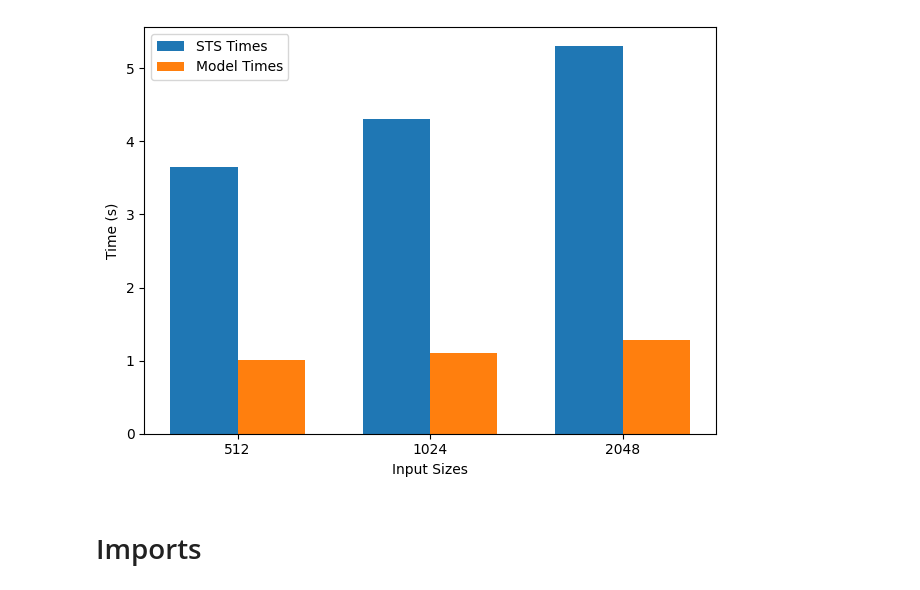
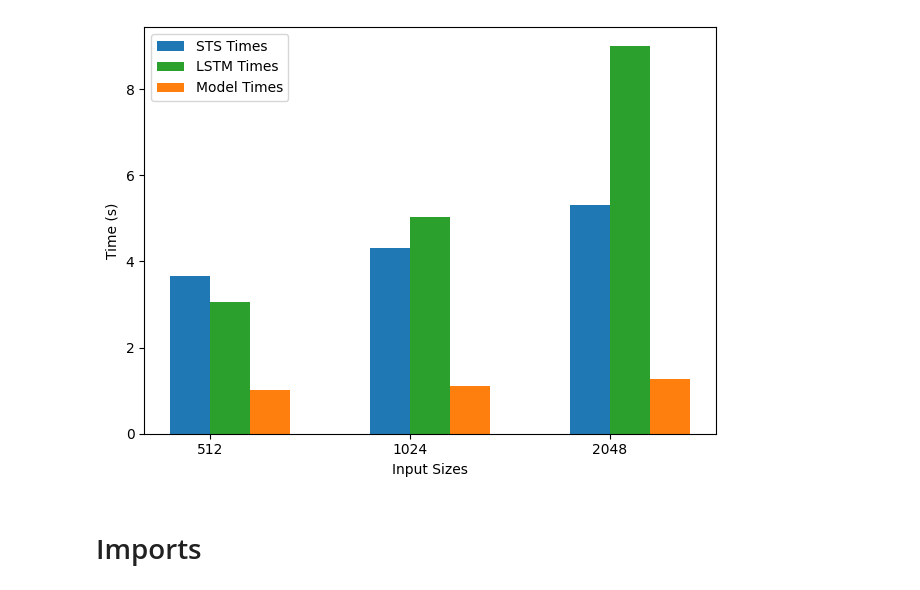
Before and after one commit to bloodpool7/RandomTransformer, a Jupyter notebook: Transformer/model_testing.ipynb, the cells around one changed output. Drawn from its saved outputs; the diff is of its cells as text; code cells hidden in the pictures.

Commit message:
Tried LSTM

```diff
--- a/Transformer/model_testing.ipynb
+++ b/Transformer/model_testing.ipynb
@@ -1,32 +29,34 @@
 # %%
 import matplotlib.pyplot as plt
 
 # Input data
 input_sizes = [512, 1024, 2048]
 sts_times = [3.65, 4.31, 5.30]  # STS times
 model_times = [1.01, 1.11, 1.28]  # Model times
+rnn_times = [3.046, 5.027, 8.99]  # RNN times
 
 # Width of each bar
-bar_width = 0.35
+bar_width = 0.2
 
 # Positions of bars on x-axis
 index = range(len(input_sizes))
 
 # Plotting the bars
 plt.bar(index, sts_times, bar_width, label='STS Times', color='tab:blue')
-plt.bar([i + bar_width for i in index], model_times, bar_width, label='Model Times', color='tab:orange')
+plt.bar([i + bar_width for i in index], rnn_times, bar_width, label='LSTM Times', color='tab:green')
+plt.bar([i + 2*bar_width for i in index], model_times, bar_width, label='Model Times', color='tab:orange')
 
 # Adding labels
 plt.xlabel('Input Sizes')
 plt.ylabel('Time (s)')
 plt.xticks([i + bar_width/2 for i in index], input_sizes)
 plt.legend()
 
 # Display the plot
 plt.tight_layout()
 plt.show()
 # %% [output]
-[figure, old version]
+[figure, new version]
 # %% [markdown]
 # Imports
 # %%
```
Also changed, not shown: parts of 8 cells of this notebook, 2 other files.
